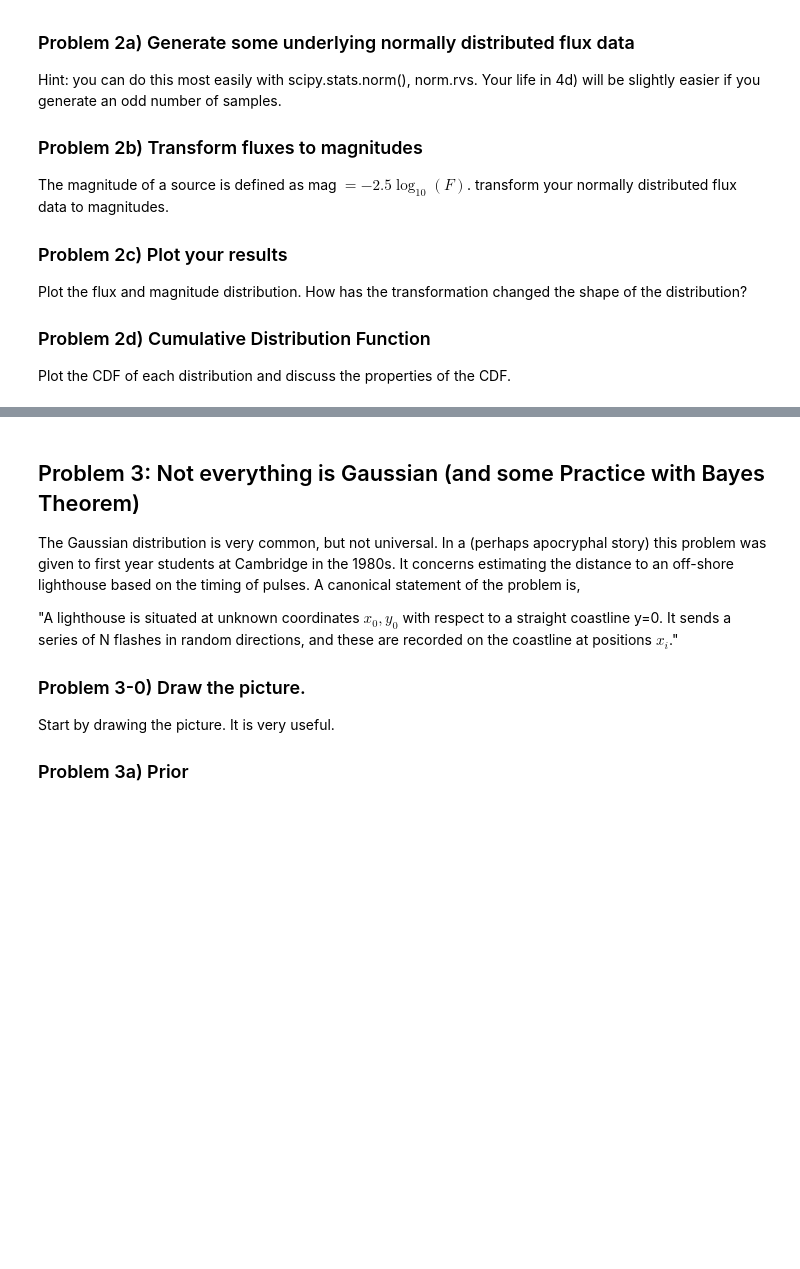
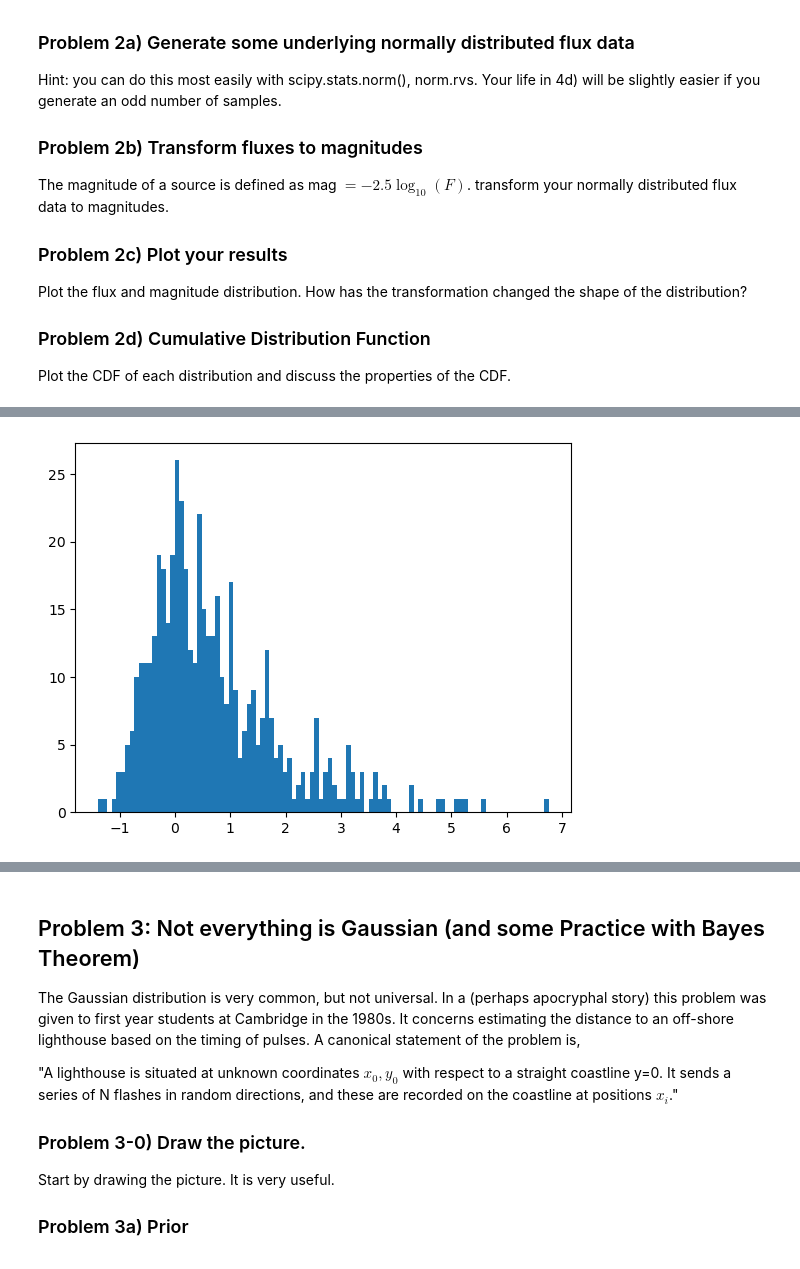
Before and after one commit to mwanakijiji/Hunstead_local, a Jupyter notebook: Hunstead_II_Tutorial.ipynb, the cells around one changed output, grey strips where cells are left out. Drawn from its saved outputs; the diff is of its cells as text; code cells hidden in the pictures; blank space fills up the shorter version.

```diff
--- a/Hunstead_II_Tutorial.ipynb
+++ b/Hunstead_II_Tutorial.ipynb
@@ -71,0 +79,10 @@ Plot the CDF of each distribution and discuss the properties of the CDF.
+# %%
+import numpy as np
+
+mags = -2.5 * np.log10(data_sample)
+
+plt.clf()
+plt.hist(mags, bins=100)
+plt.show()
+# %% [output]
+[figure, added]
```
Also changed, not shown: parts of 4 cells of this notebook, 1 other file.
